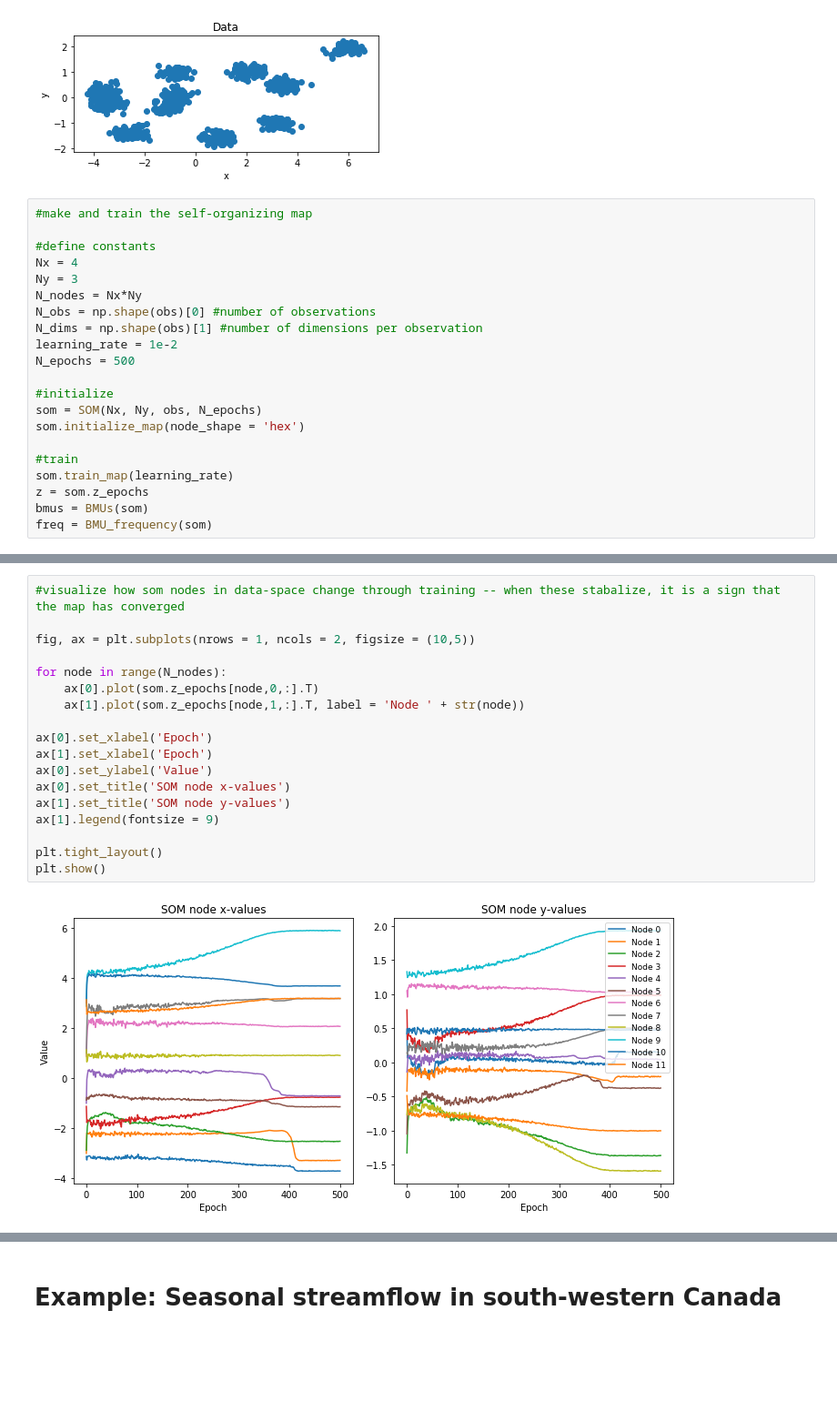
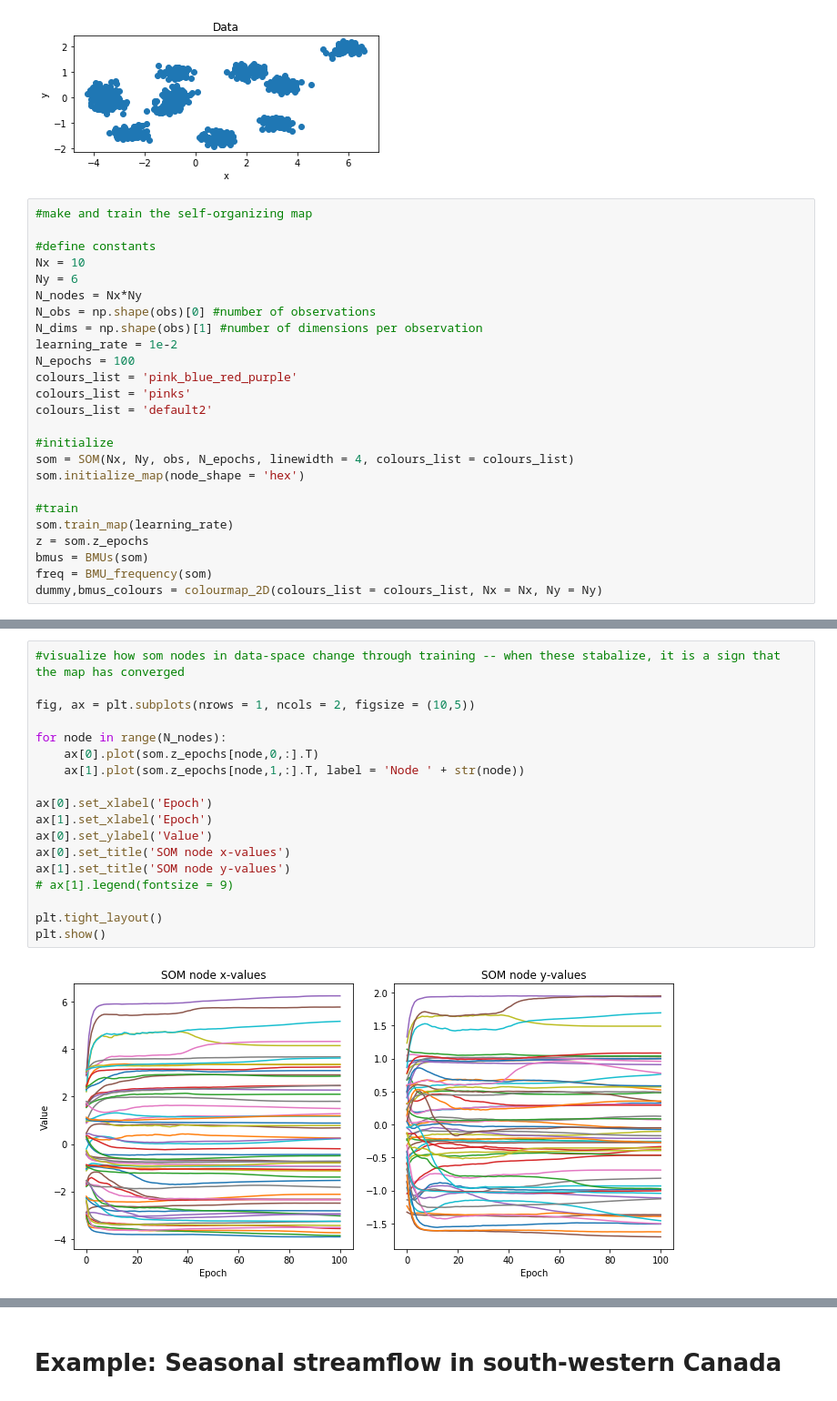
Before and after one commit to andersonsam/som_simple, a Jupyter notebook: main_class.ipynb, the cells around one changed output, grey strips where cells are left out. Shown: that part at 91% size. Saved outputs shown, nothing was run; the diff lists cells and outputs as text; blank space fills up the shorter version.

```diff
--- a/main_class.ipynb
+++ b/main_class.ipynb
@@ -264,16 +332,19 @@ ax.set_aspect('equal')
 #make and train the self-organizing map
 
 #define constants
-Nx = 4
-Ny = 3
+Nx = 10
+Ny = 6
 N_nodes = Nx*Ny
 N_obs = np.shape(obs)[0] #number of observations
 N_dims = np.shape(obs)[1] #number of dimensions per observation
 learning_rate = 1e-2
-N_epochs = 500
+N_epochs = 100
+colours_list = 'pink_blue_red_purple'
+colours_list = 'pinks'
+colours_list = 'default2'
 
 #initialize
-som = SOM(Nx, Ny, obs, N_epochs)
+som = SOM(Nx, Ny, obs, N_epochs, linewidth = 4, colours_list = colours_list)
 som.initialize_map(node_shape = 'hex')
 
 #train
@@ -281,6 +352,7 @@ som.train_map(learning_rate)
 z = som.z_epochs
 bmus = BMUs(som)
 freq = BMU_frequency(som)
+dummy,bmus_colours = colourmap_2D(colours_list = colours_list, Nx = Nx, Ny = Ny)
 # %%
 #visualize the SOM in map-space
 fig, axes = som.plot()
@@ -317,23 +389,23 @@ for kk in range(N_nodes):
 # %%
 #visualize how som nodes in data-space change through training -- when these stabalize, it is a sign that the map has converged
 
 fig, ax = plt.subplots(nrows = 1, ncols = 2, figsize = (10,5))
 
 for node in range(N_nodes):
     ax[0].plot(som.z_epochs[node,0,:].T)
     ax[1].plot(som.z_epochs[node,1,:].T, label = 'Node ' + str(node))
 
 ax[0].set_xlabel('Epoch')
 ax[1].set_xlabel('Epoch')
 ax[0].set_ylabel('Value')
 ax[0].set_title('SOM node x-values')
 ax[1].set_title('SOM node y-values')
-ax[1].legend(fontsize = 9)
+# ax[1].legend(fontsize = 9)
 
 plt.tight_layout()
 plt.show()
 # %% [output]
-[figure, old version]
+[figure, new version]
 # %%
 #visualize how sigma varies through time
 
```
Also changed, not shown: parts of 9 cells of this notebook.
